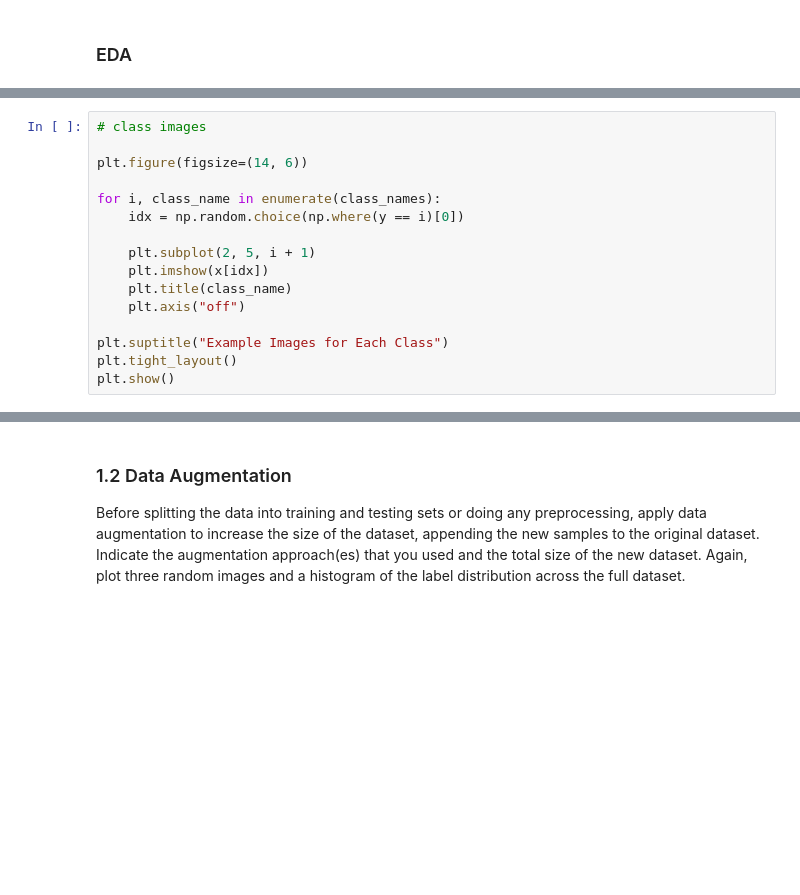
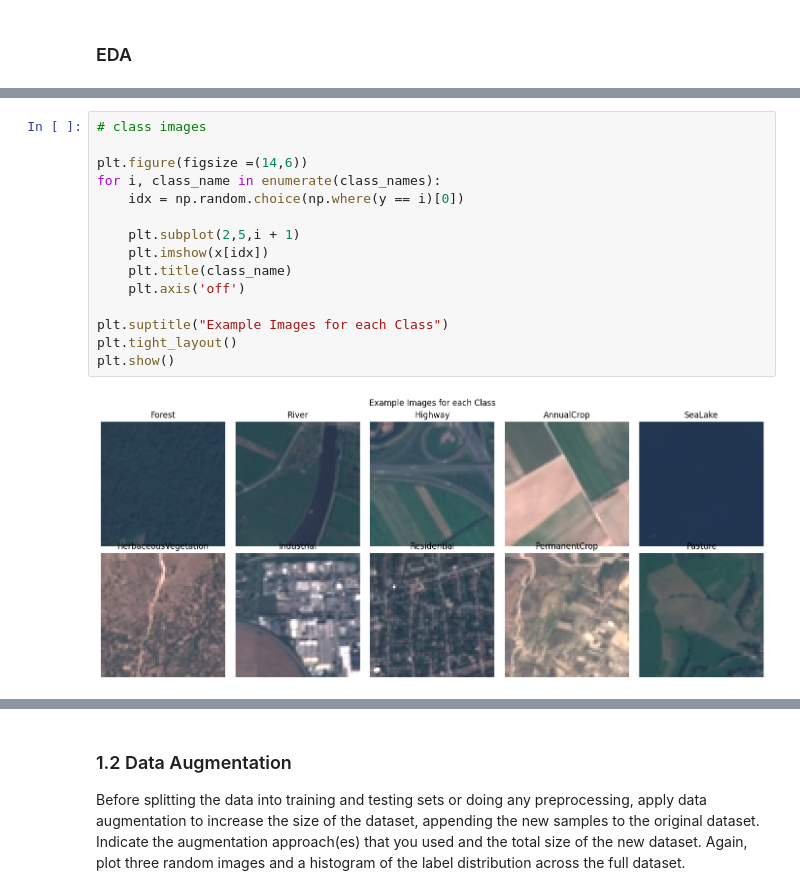
Before and after one commit to kakumanus/musa-650-spring2026, a Jupyter notebook: assignments/eurosat.ipynb, the cells around one changed output, grey strips where cells are left out. Drawn from its saved outputs; the diff is of its cells as text; blank space fills up the shorter version.

```diff
--- a/assignments/eurosat.ipynb
+++ b/assignments/eurosat.ipynb
@@ -102,19 +120,20 @@ plt.show()
 # %%
 # class images
 
-plt.figure(figsize=(14, 6))
-
+plt.figure(figsize =(14,6))
 for i, class_name in enumerate(class_names):
     idx = np.random.choice(np.where(y == i)[0])
 
-    plt.subplot(2, 5, i + 1)
+    plt.subplot(2,5,i + 1)
     plt.imshow(x[idx])
     plt.title(class_name)
-    plt.axis("off")
+    plt.axis('off')
 
-plt.suptitle("Example Images for Each Class")
+plt.suptitle("Example Images for each Class")
 plt.tight_layout()
 plt.show()
+# %% [output]
+[figure, added]
 # %%
 # flatten images into 2D arrays
 N, H, W, C = x.shape
```
Also changed, not shown: parts of 49 cells of this notebook, 1 other file.
